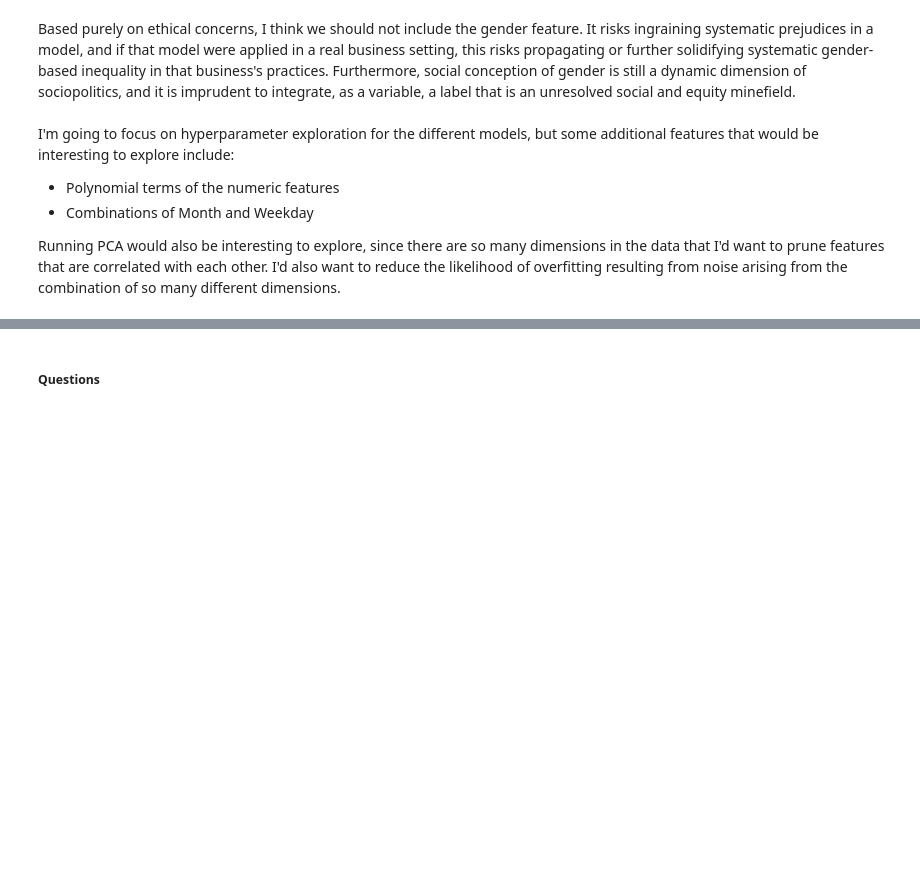
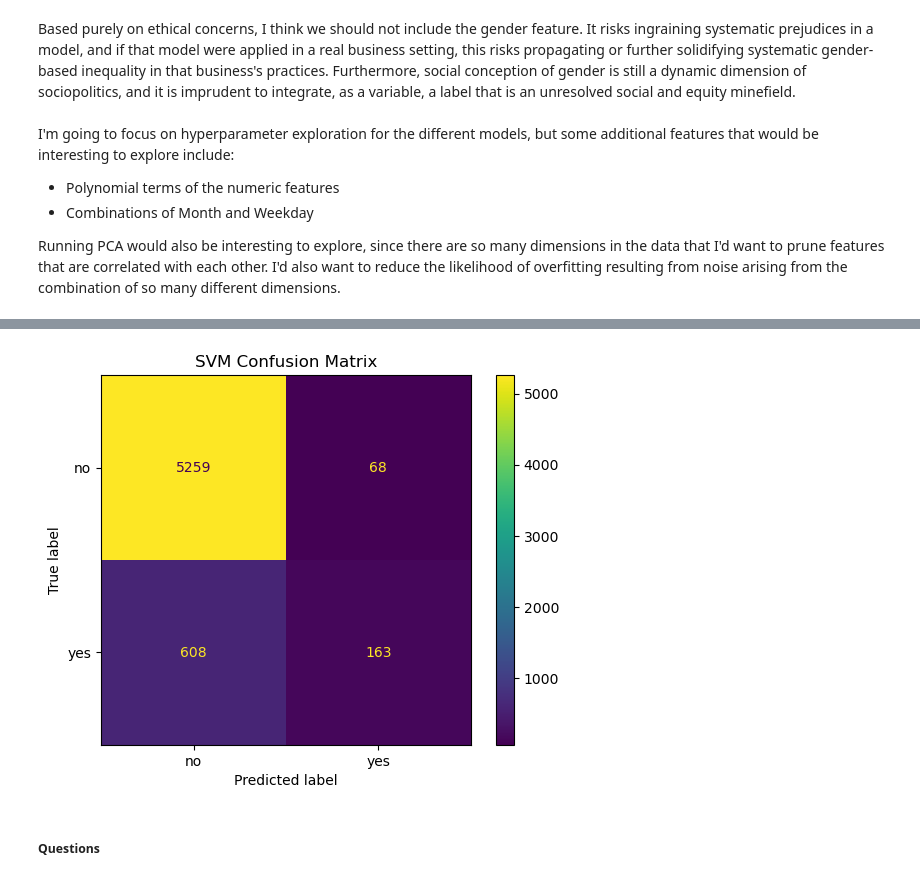
Before and after one commit to cassyt821/AI_ML-Portfolio, a Jupyter notebook: Assignment 17.1/prompt_III.ipynb, the cells around one changed output, grey strips where cells are left out. Cells and saved outputs as stored; diff of their text form; code cells hidden in the pictures; blank space fills up the shorter version.

```diff
--- a/Assignment 17.1/prompt_III.ipynb
+++ b/Assignment 17.1/prompt_III.ipynb
@@ -349,2 +372,9 @@ Running PCA would also be interesting to explore, since there are so many dimens
+# %%
+#SVM Confusion Matrix
+ConfusionMatrixDisplay.from_estimator(svm_pipeline, features_test, y_test)
+plt.title("SVM Confusion Matrix")
+plt.show()
+# %% [output]
+[figure, added]
 # %% [markdown]
 ##### Questions
```
Also changed, not shown: parts of 4 cells of this notebook.
